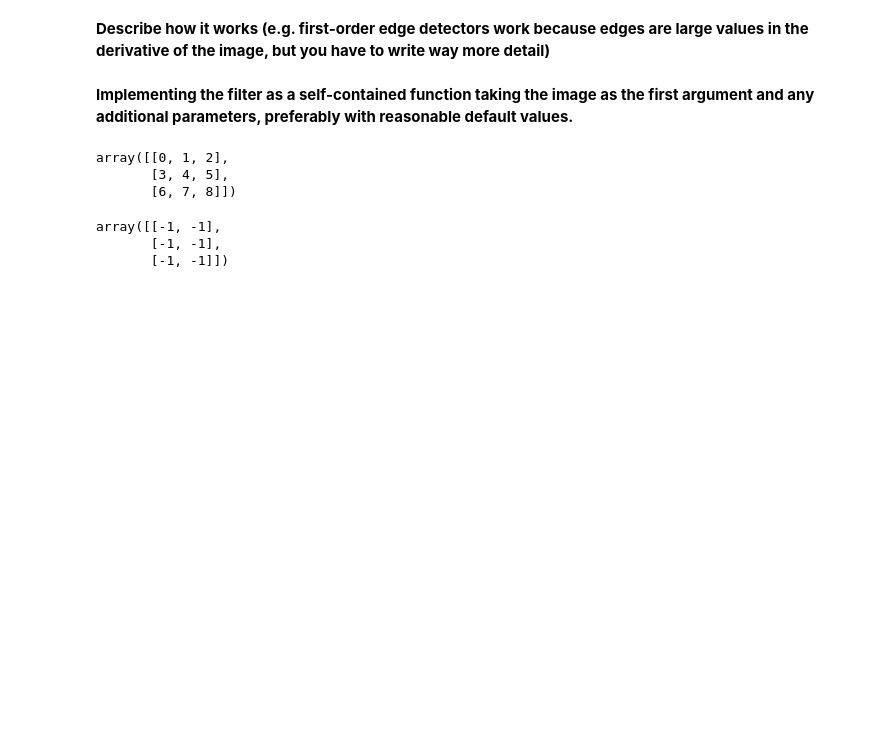
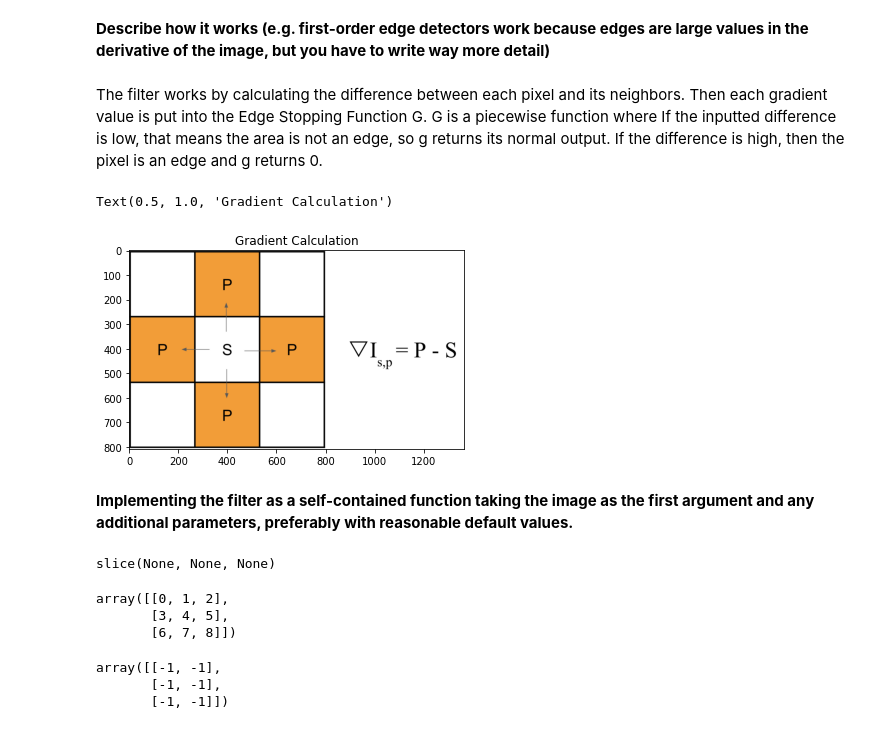
Before and after one commit to ShaneHoughton/anisotropic_diffusion, a Jupyter notebook: Project02.ipynb, the cells around one changed output. Saved outputs shown, nothing was run; the diff lists cells and outputs as text; code cells hidden in the pictures; blank space fills up the shorter version.

Commit message:
function working

```diff
--- a/Project02.ipynb
+++ b/Project02.ipynb
@@ -40,5 +48,14 @@ Anisotropic Diffusion (Perona–Malik diffusion) is an edge preserving noise red
 # %% [markdown]
 **Describe how it works (e.g. first-order edge detectors work because edges are large values in the derivative of the image, but you have to write way more detail)**
+# %% [markdown]
+The filter works by calculating the difference between each pixel and its neighbors. Then each gradient value is put into the Edge Stopping Function G. G is a piecewise function where If the inputted difference is low, that means the area is not an edge, so g returns its normal output. If the difference is high, then the pixel is an edge and g returns 0.
+# %%
+neighborhood = io.imread('Neighborhood.png')
+plt.imshow(neighborhood)
+plt.title("Gradient Calculation")
+# %% [output]
+Text(0.5, 1.0, 'Gradient Calculation')
+[figure, added]
 # %% [markdown]
 **Implementing the filter as a self-contained function taking the image as the first argument and any additional parameters, preferably with reasonable default values.**
 # %%
@@ -114,6 +137,10 @@ Is = [
 (slice(None, None), slice(None, 1)),
 (slice(None, -1), slice(None, None)),
 ]
+
+print((slice(None,None), slice(1,None))[0])
+# %% [output]
+slice(None, None, None)
 # %%
 im = np.arange(9).reshape(3,3)
 im
```
Also changed, not shown: parts of 12 cells of this notebook, 1 other file.
